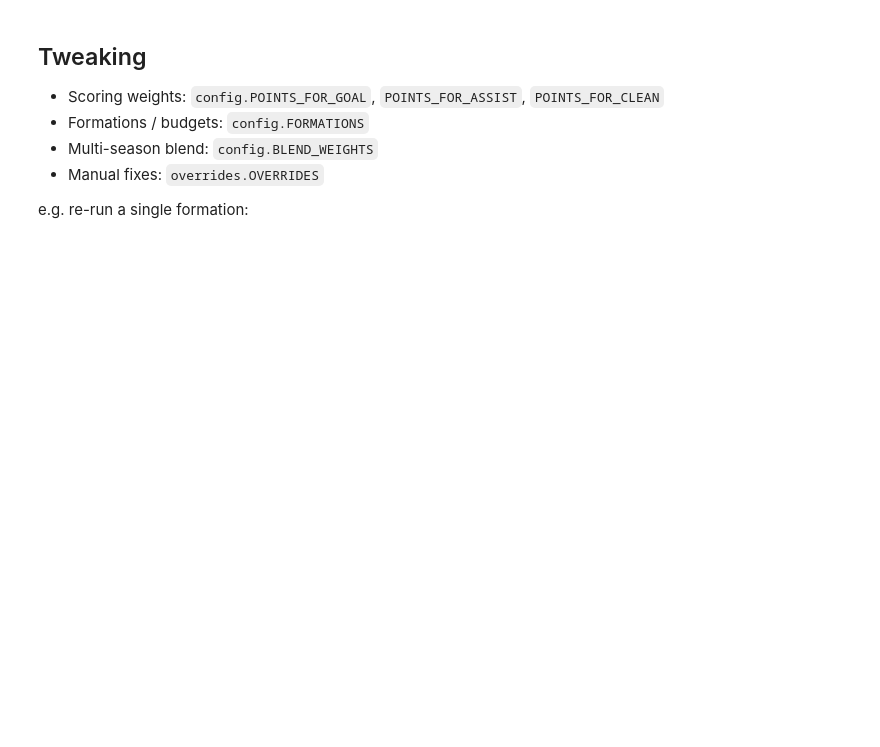
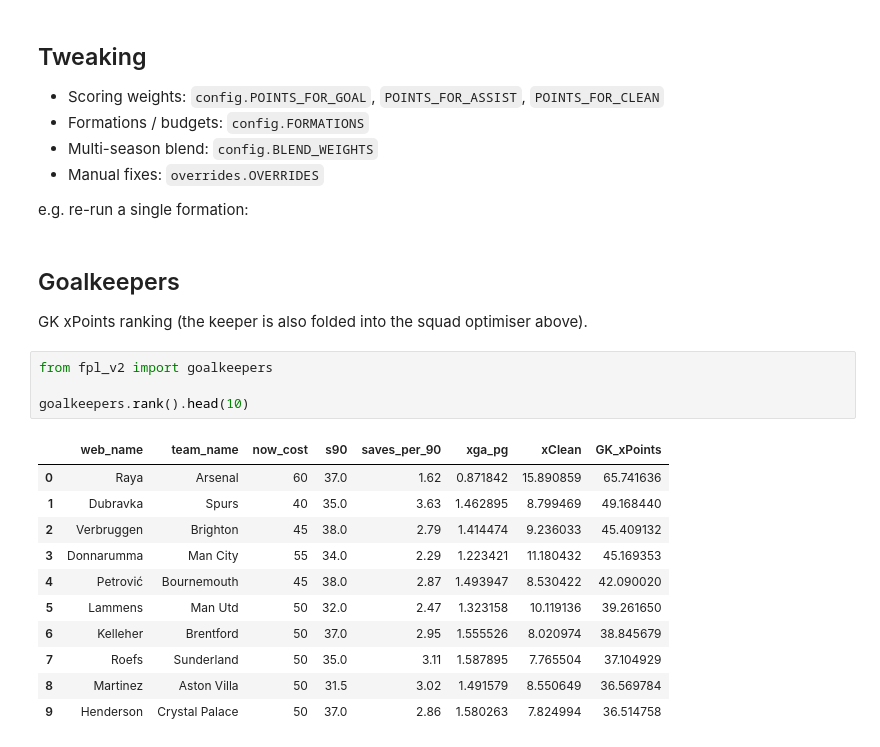
Before and after one commit to ptear/football_stuff, a Jupyter notebook: fpl_v2/notebooks/driver.ipynb, the cells around one changed output. Cells and saved outputs as stored; diff of their text form; blank space fills up the shorter version.

```diff
--- a/fpl_v2/notebooks/driver.ipynb
+++ b/fpl_v2/notebooks/driver.ipynb
@@ -65,3 +67,22 @@ Captain: Haaland
 - Manual fixes: `overrides.OVERRIDES`
 
 e.g. re-run a single formation:
+# %% [markdown]
+## Goalkeepers
+GK xPoints ranking (the keeper is also folded into the squad optimiser above).
+# %%
+from fpl_v2 import goalkeepers
+
+goalkeepers.rank().head(10)
+# %% [output]
+|  | web_name | team_name | now_cost | s90 | saves_per_90 | xga_pg | xClean | GK_xPoints |
+| 0 | Raya | Arsenal | 60 | 37.0 | 1.62 | 0.871842 | 15.890859 | 65.741636 |
+| 1 | Dubravka | Spurs | 40 | 35.0 | 3.63 | 1.462895 | 8.799469 | 49.168440 |
+| 2 | Verbruggen | Brighton | 45 | 38.0 | 2.79 | 1.414474 | 9.236033 | 45.409132 |
+| 3 | Donnarumma | Man City | 55 | 34.0 | 2.29 | 1.223421 | 11.180432 | 45.169353 |
+| 4 | Petrović | Bournemouth | 45 | 38.0 | 2.87 | 1.493947 | 8.530422 | 42.090020 |
+| 5 | Lammens | Man Utd | 50 | 32.0 | 2.47 | 1.323158 | 10.119136 | 39.261650 |
+| 6 | Kelleher | Brentford | 50 | 37.0 | 2.95 | 1.555526 | 8.020974 | 38.845679 |
+| 7 | Roefs | Sunderland | 50 | 35.0 | 3.11 | 1.587895 | 7.765504 | 37.104929 |
+| 8 | Martinez | Aston Villa | 50 | 31.5 | 3.02 | 1.491579 | 8.550649 | 36.569784 |
+| 9 | Henderson | Crystal Palace | 50 | 37.0 | 2.86 | 1.580263 | 7.824994 | 36.514758 |
```
Also changed, not shown: parts of 6 cells of this notebook, 14 other files.
